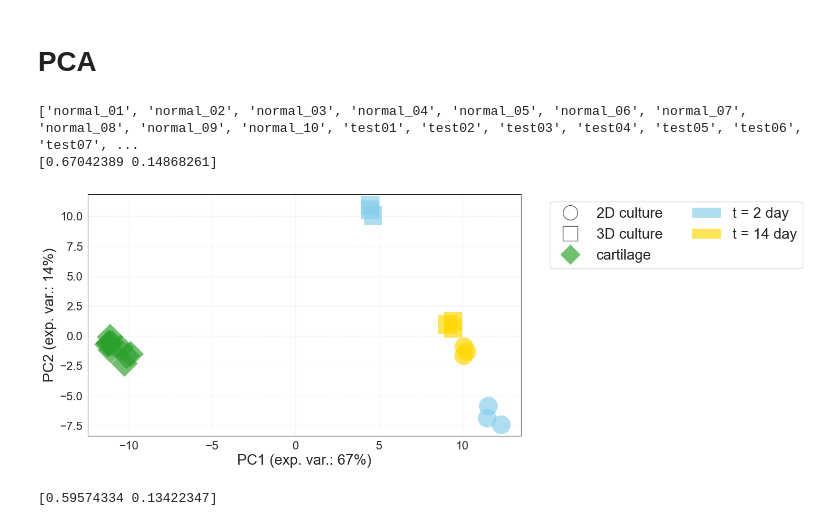
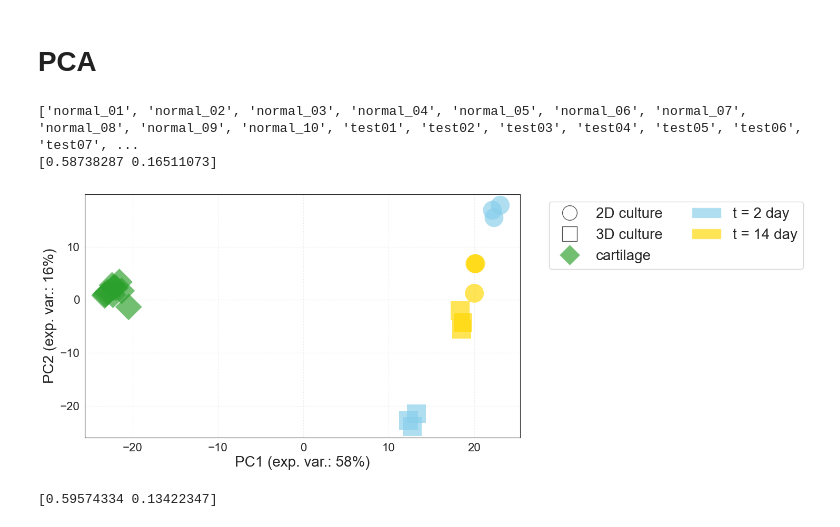
Before and after one commit to adelomana/akureyri, a Jupyter notebook: transcriptomics/006.distance2health/002b.correlations_exclusive_time2.ipynb, the cells around one changed output. Drawn from its saved outputs; the diff is of its cells as text; code cells hidden in the pictures.

```diff
--- a/transcriptomics/006.distance2health/002b.correlations_exclusive_time2.ipynb
+++ b/transcriptomics/006.distance2health/002b.correlations_exclusive_time2.ipynb
@@ -174,36 +174,36 @@ dfpca = df_qn.transpose()
 selected_samples = [element for element in dfpca.index if 'Normal' not in element]
 print(selected_samples)
 
 trimmed = dfpca.loc[selected_samples]
 trimmed
 
-top100 = trimmed.sum(axis=0).sort_values(ascending=False)[:150].index
+top100 = trimmed.sum(axis=0).sort_values(ascending=False)[:900].index
 selected = trimmed[top100]
 selected.shape
 
 my_colors = ['tab:green']*10 + ['skyblue', 'skyblue', 'gold', 'gold']*3
 my_markers = ['D']*10 + ['o', 's']*6
 
 scaled_data = sklearn.preprocessing.StandardScaler().fit_transform(selected)
 model = sklearn.decomposition.PCA(n_components=2)
 new = model.fit_transform(scaled_data)
 explained = model.explained_variance_ratio_
 print(explained)
 
 for i in range(len(new)):
     matplotlib.pyplot.scatter(new[i,0], new[i,1], s=666, c=my_colors[i], marker=my_markers[i], alpha=2/3, edgecolors='none')
 
 matplotlib.pyplot.legend(legend_elements, ['2D culture', '3D culture', 'cartilage', 't = 2 day', 't = 14 day'], ncol=2, loc='upper left', bbox_to_anchor=(1.05, 1))
 
 matplotlib.pyplot.xlabel('PC1 (exp. var.: {}%)'.format(int(explained[0]*100)))
 matplotlib.pyplot.ylabel('PC2 (exp. var.: {}%)'.format(int(explained[1]*100)))
 matplotlib.pyplot.grid(alpha=0.5, ls=':')
 
 matplotlib.pyplot.show()
 # %% [output]
 ['normal_01', 'normal_02', 'normal_03', 'normal_04', 'normal_05', 'normal_06', 'normal_07', 'normal_08', 'normal_09', 'normal_10', 'test01', 'test02', 'test03', 'test04', 'test05', 'test06', 'test07', ...
-[0.67042389 0.14868261]
+[0.58738287 0.16511073]
-[figure, old version]
+[figure, new version]
 # %%
 # PCA
 dfpca = df_qn.transpose()
```
Also changed, not shown: 2 other files.
